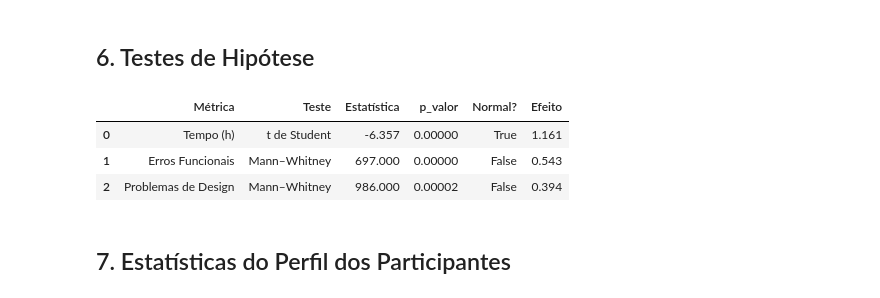
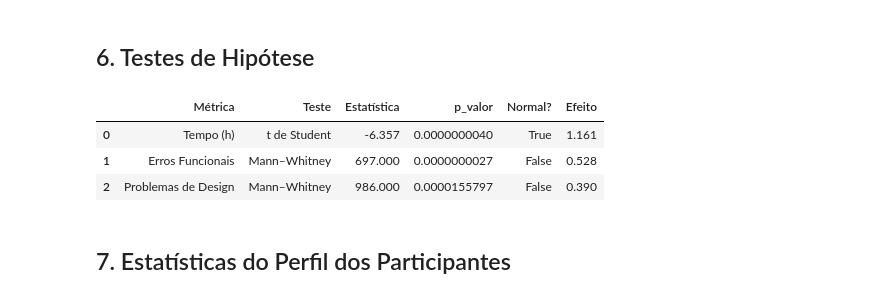
Before and after one commit to Pedro-bnogueira/AES-EP1, a Jupyter notebook: analysis_notebook.ipynb, the cells around one changed output. Saved outputs shown, nothing was run; the diff lists cells and outputs as text; code cells hidden in the pictures.

```diff
--- a/analysis_notebook.ipynb
+++ b/analysis_notebook.ipynb
@@ -248,41 +208,50 @@ def hypothesis_tests(df: pd.DataFrame):
         normal = (p_smart > 0.05) and (p_trad > 0.05)
 
         # Verificar homogeneidade das variâncias com o teste de Levene
         stat_lev, p_lev = levene(grp_smart, grp_trad)
         igual_var = (p_lev > 0.05)
 
         if normal and igual_var:
             # t de Student clássico
             stat, pval = stats.ttest_ind(grp_smart, grp_trad, equal_var=True)
             test_name = "t de Student"
             # Cohen’s d
             effect = abs(grp_smart.mean() - grp_trad.mean()) / math.sqrt(
                 (grp_smart.var(ddof=1) + grp_trad.var(ddof=1)) / 2
             )
         else:
+            n1, n2 = len(grp_smart), len(grp_trad)
             stat, pval = stats.mannwhitneyu(grp_smart, grp_trad, alternative="two-sided")
+            mean_U = n1 * n2 / 2
+            std_U  = math.sqrt(n1 * n2 * (n1 + n2 + 1) / 12)
+            z_U    = (stat - mean_U) / std_U
+            effect = round(abs(z_U) / math.sqrt(n1 + n2), 3)
             test_name = "Mann–Whitney"
-            z = stats.norm.isf(pval/2)
-            effect = abs(z) / (len(grp_smart)+len(grp_trad))**0.5
+
 
         results.append({
             "Métrica": label,
             "Teste": test_name,
             "Estatística": round(stat,3),
-            "p_valor": round(pval,5),
+            "p_valor": pval,
             "Normal?": normal,
             "Efeito": round(effect,3)
         })
     return pd.DataFrame(results)
 
 hyp = hypothesis_tests(df)
-hyp.to_csv(out_dir/"hypothesis_results.csv", index=False)
-hyp
+pd.set_option('display.precision', 10)
+display(hyp)
+hyp.to_csv(
+    out_dir/"hypothesis_results.csv",
+    index=False,
+    float_format="%.10f"
+)
 # %% [output]
 |  | Métrica | Teste | Estatística | p_valor | Normal? | Efeito |
-| 0 | Tempo (h) | t de Student | -6.357 | 0.00000 | True | 1.161 |
-| 1 | Erros Funcionais | Mann–Whitney | 697.000 | 0.00000 | False | 0.543 |
-| 2 | Problemas de Design | Mann–Whitney | 986.000 | 0.00002 | False | 0.394 |
+| 0 | Tempo (h) | t de Student | -6.357 | 0.0000000040 | True | 1.161 |
+| 1 | Erros Funcionais | Mann–Whitney | 697.000 | 0.0000000027 | False | 0.528 |
+| 2 | Problemas de Design | Mann–Whitney | 986.000 | 0.0000155797 | False | 0.390 |
 # %% [markdown]
 ## 7. Estatísticas do Perfil dos Participantes
 # %%
```
Also changed, not shown: parts of 9 cells of this notebook, 20 other files.
